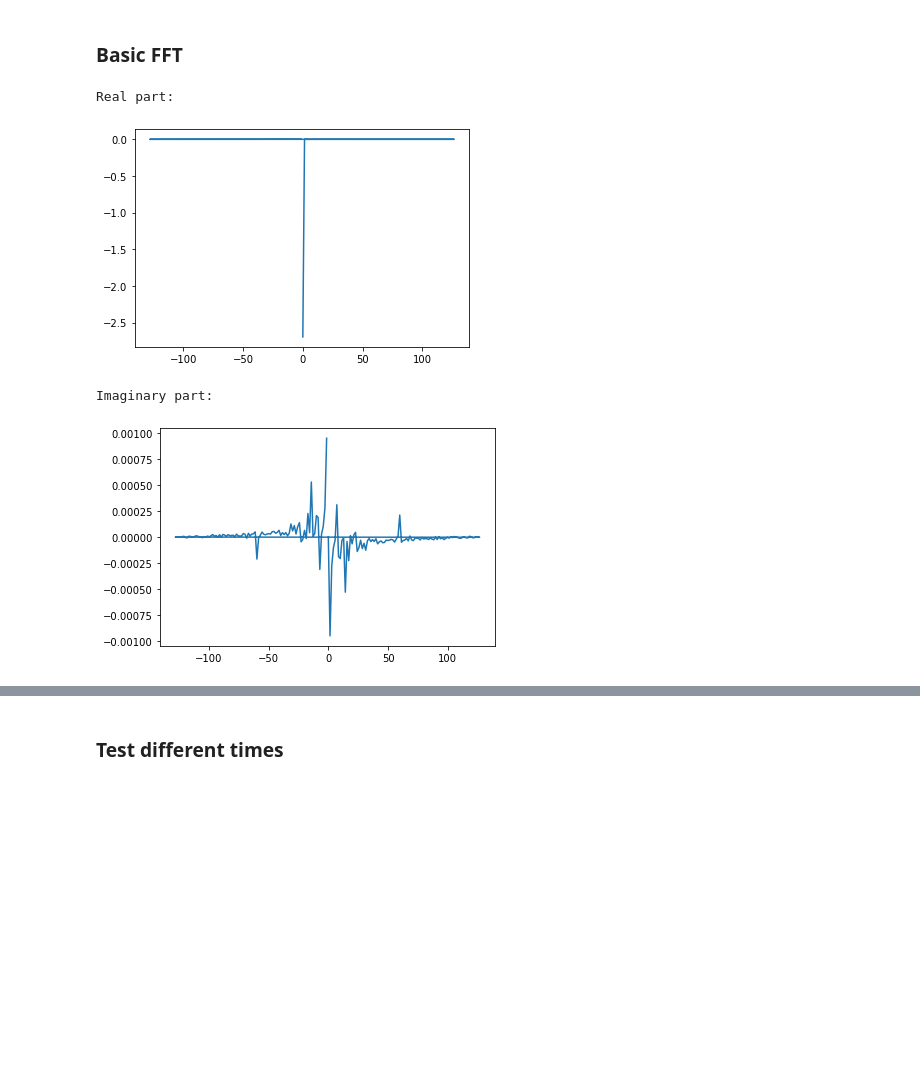
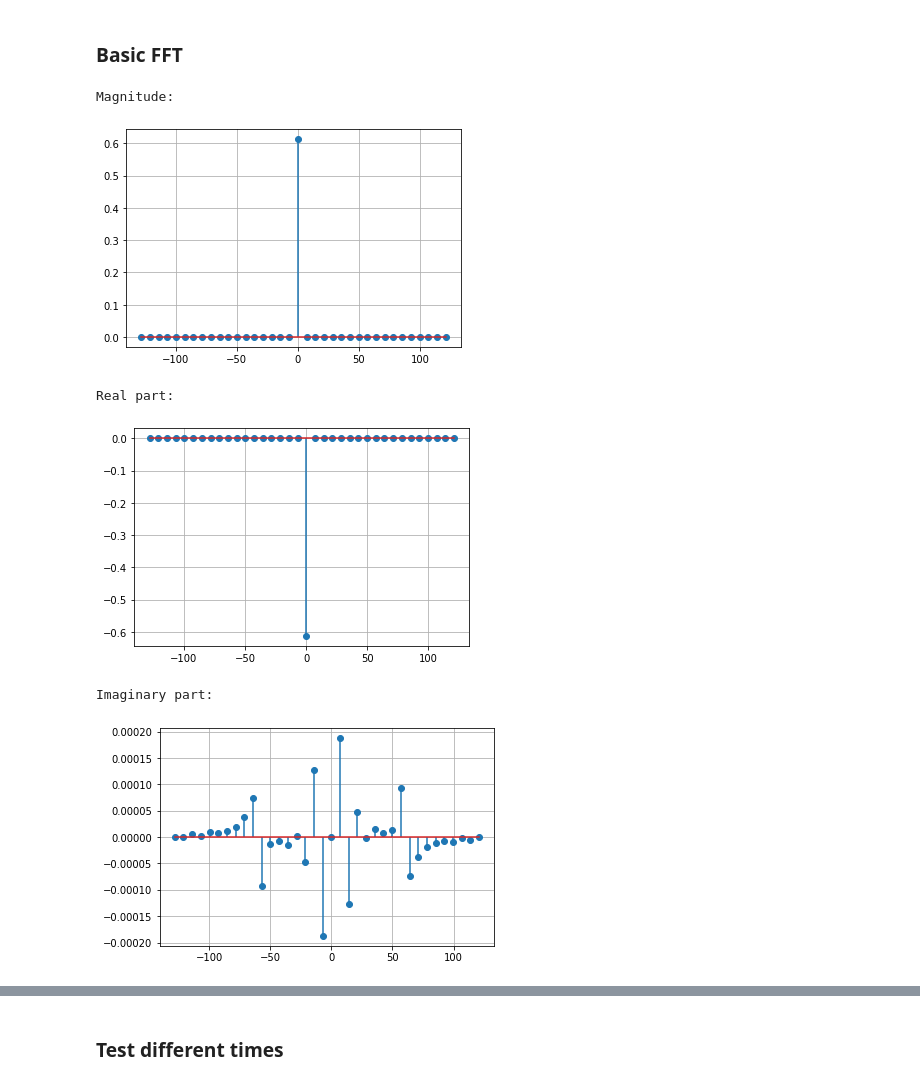
Before and after one commit to konradszewczyk/machine-perception, a Jupyter notebook: analysis_bdf.ipynb, the cells around one changed output, grey strips where cells are left out. Saved outputs shown, nothing was run; the diff lists cells and outputs as text; code cells hidden in the pictures; blank space fills up the shorter version.

```diff
--- a/analysis_bdf.ipynb
+++ b/analysis_bdf.ipynb
@@ -435,18 +456,27 @@ K-Nearest Neighbors accuracy: 0.09
 # %% [markdown]
 ### Basic FFT
 # %%
-plot_x = np.fft.fftfreq(180, 1/raw.info['sfreq'])
+plot_x = np.fft.fftfreq(36, 1/raw.info['sfreq'])
 plot_y = np.fft.fft(X)
 
+print("Magnitude:")
+plt.stem(plot_x, np.abs(plot_y[0,0]), use_line_collection=True)
+plt.grid()
+plt.show()
+
 print("Real part:")
-plt.plot(plot_x, np.real(plot_y[0, 1]))
+plt.stem(plot_x, np.real(plot_y[0,0]), use_line_collection=True)
+plt.grid()
 plt.show()
 
 print("Imaginary part:")
-plt.plot(plot_x, np.imag(plot_y[0, 1]))
+plt.stem(plot_x, np.imag(plot_y[0,0]), use_line_collection=True)
+plt.grid()
 plt.show()
 # %% [output]
-Real part:
+Magnitude:
-[figure, old version]
+[figure, new version]
-Imaginary part:
+Real part:
-[figure, old version]
+[figure, new version]
+Imaginary part:
+[figure, added]
```
Also changed, not shown: parts of 19 cells of this notebook.
